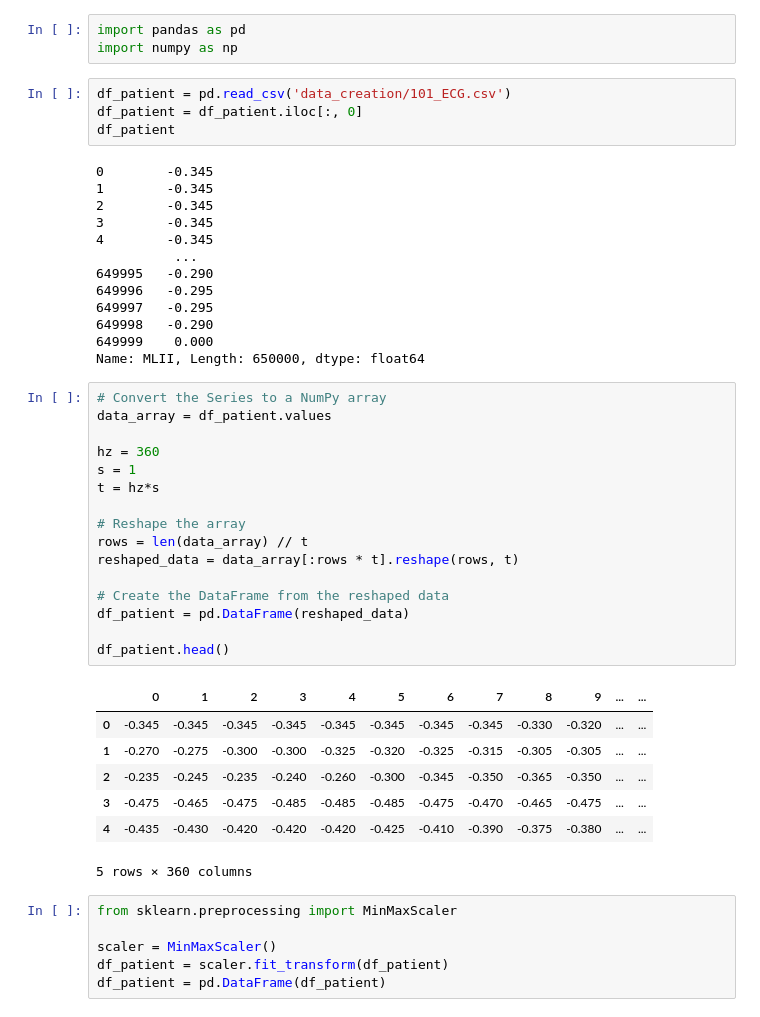
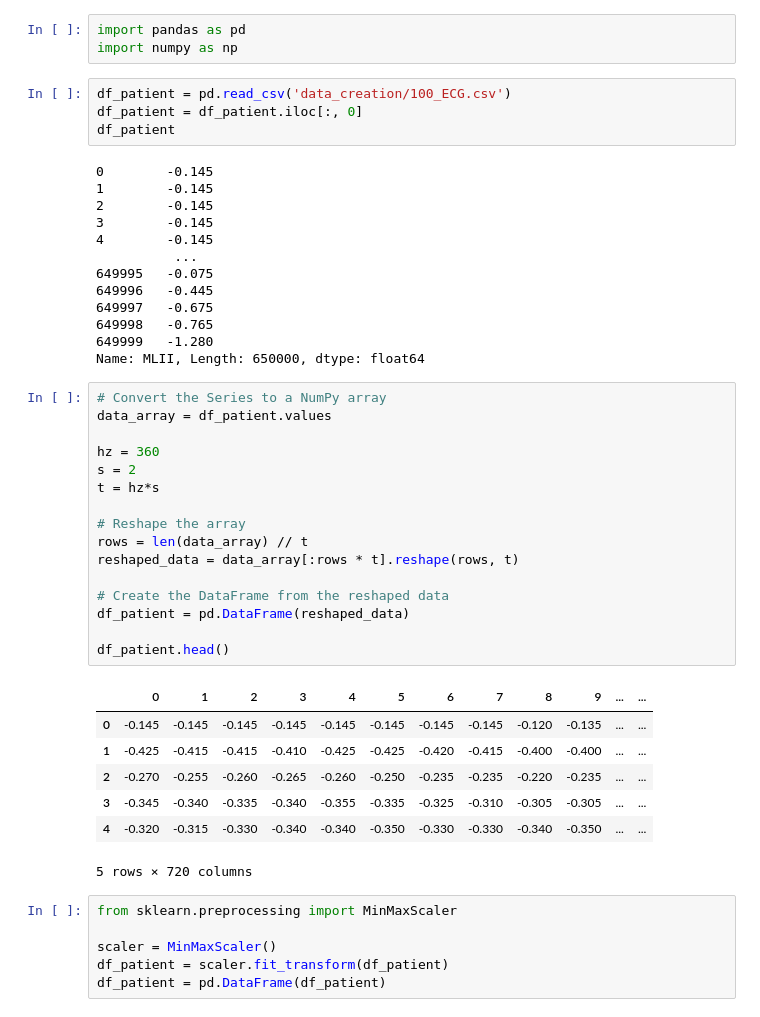
Before and after one commit to arthurdesma/Arrhythmia_Detection_and_Classification, a Jupyter notebook: real_data_test.ipynb, the cells around one changed output. Cells and saved outputs as stored; diff of their text form.

```diff
--- a/real_data_test.ipynb
+++ b/real_data_test.ipynb
@@ -2,46 +2,46 @@
 import pandas as pd
 import numpy as np
 # %%
-df_patient = pd.read_csv('data_creation/101_ECG.csv')
+df_patient = pd.read_csv('data_creation/100_ECG.csv')
 df_patient = df_patient.iloc[:, 0]
 df_patient
 # %% [output]
-0        -0.345
-1        -0.345
-2        -0.345
-3        -0.345
-4        -0.345
+0        -0.145
+1        -0.145
+2        -0.145
+3        -0.145
+4        -0.145
           ...
-649995   -0.290
-649996   -0.295
-649997   -0.295
-649998   -0.290
-649999    0.000
+649995   -0.075
+649996   -0.445
+649997   -0.675
+649998   -0.765
+649999   -1.280
 Name: MLII, Length: 650000, dtype: float64
 # %%
 # Convert the Series to a NumPy array
 data_array = df_patient.values
 
 hz = 360
-s = 1
+s = 2
 t = hz*s
 
 # Reshape the array
 rows = len(data_array) // t
 reshaped_data = data_array[:rows * t].reshape(rows, t)
 
 # Create the DataFrame from the reshaped data
 df_patient = pd.DataFrame(reshaped_data)
 
 df_patient.head()
 # %% [output]
 |  | 0 | 1 | 2 | 3 | 4 | 5 | 6 | 7 | 8 | 9 | ... | ... |
-| 0 | -0.345 | -0.345 | -0.345 | -0.345 | -0.345 | -0.345 | -0.345 | -0.345 | -0.330 | -0.320 | ... | ... |
-| 1 | -0.270 | -0.275 | -0.300 | -0.300 | -0.325 | -0.320 | -0.325 | -0.315 | -0.305 | -0.305 | ... | ... |
-| 2 | -0.235 | -0.245 | -0.235 | -0.240 | -0.260 | -0.300 | -0.345 | -0.350 | -0.365 | -0.350 | ... | ... |
-| 3 | -0.475 | -0.465 | -0.475 | -0.485 | -0.485 | -0.485 | -0.475 | -0.470 | -0.465 | -0.475 | ... | ... |
-| 4 | -0.435 | -0.430 | -0.420 | -0.420 | -0.420 | -0.425 | -0.410 | -0.390 | -0.375 | -0.380 | ... | ... |
+| 0 | -0.145 | -0.145 | -0.145 | -0.145 | -0.145 | -0.145 | -0.145 | -0.145 | -0.120 | -0.135 | ... | ... |
+| 1 | -0.425 | -0.415 | -0.415 | -0.410 | -0.425 | -0.425 | -0.420 | -0.415 | -0.400 | -0.400 | ... | ... |
+| 2 | -0.270 | -0.255 | -0.260 | -0.265 | -0.260 | -0.250 | -0.235 | -0.235 | -0.220 | -0.235 | ... | ... |
+| 3 | -0.345 | -0.340 | -0.335 | -0.340 | -0.355 | -0.335 | -0.325 | -0.310 | -0.305 | -0.305 | ... | ... |
+| 4 | -0.320 | -0.315 | -0.330 | -0.340 | -0.340 | -0.350 | -0.330 | -0.330 | -0.340 | -0.350 | ... | ... |
-5 rows × 360 columns
+5 rows × 720 columns
 # %%
 from sklearn.preprocessing import MinMaxScaler
 
```
Also changed, not shown: parts of 7 cells of this notebook, 53 other files.
